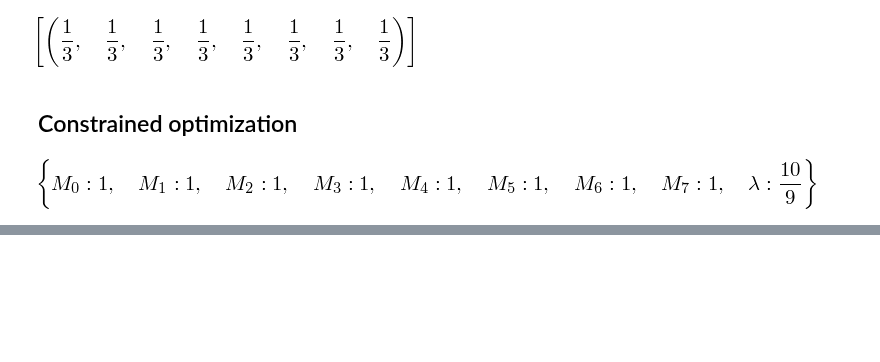
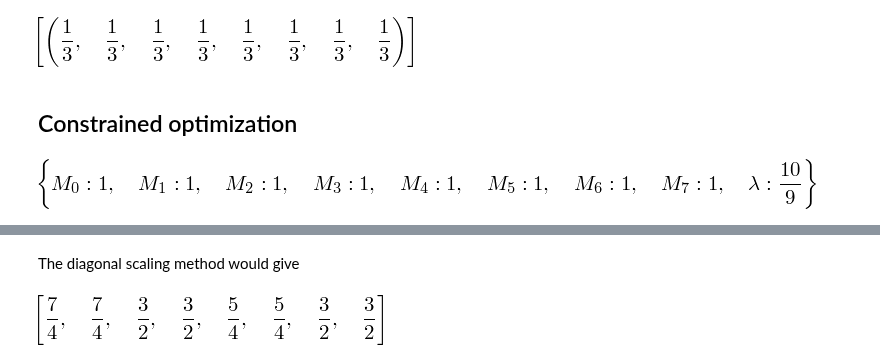
Before and after one commit to nicoguaro/notebooks_examples, a Jupyter notebook: Optimal_mass_matrix.ipynb, the cells around one changed output, grey strips where cells are left out. Drawn from its saved outputs; the diff is of its cells as text; code cells hidden in the pictures; blank space fills up the shorter version.

```diff
--- a/Optimal_mass_matrix.ipynb
+++ b/Optimal_mass_matrix.ipynb
@@ -173,0 +234,8 @@ solve(grad, var)
+# %% [markdown]
+The diagonal scaling method would give
+# %%
+M2 = M.subs(coords_dist)
+M2 = M2*2*area.subs(coords_dist)/M2.trace()
+[M2[i,i] for i in range(8)]
+# %% [output]
+[figure, added]
```
Also changed, not shown: parts of 20 cells of this notebook.
